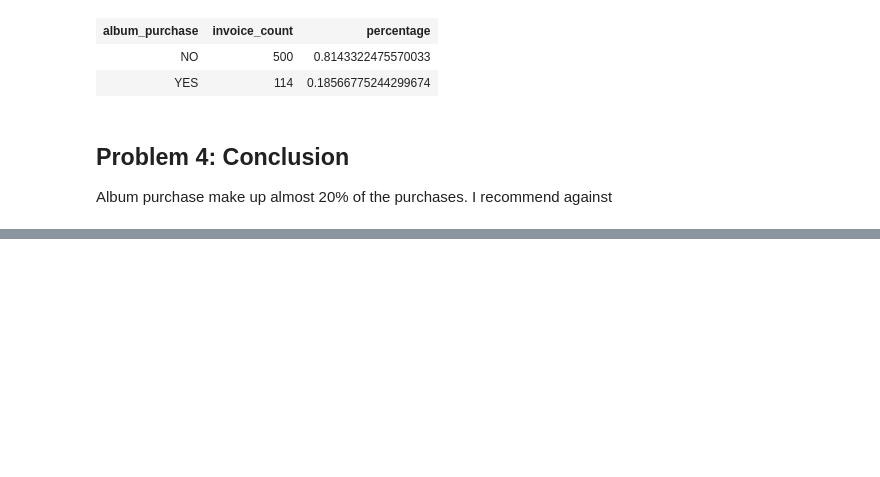
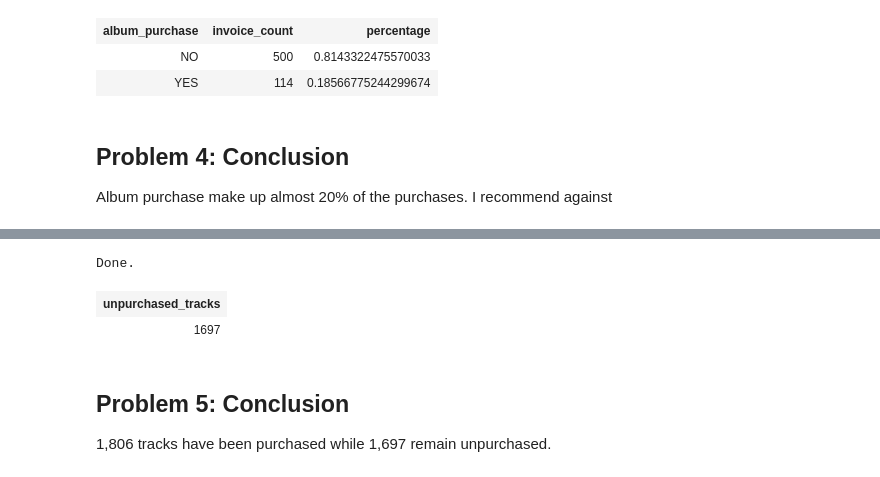
Before and after one commit to dillon725/personal-projects, a Jupyter notebook: SQL Music Store Project.ipynb, the cells around one changed output, grey strips where cells are left out. Drawn from its saved outputs; the diff is of its cells as text; code cells hidden in the pictures; blank space fills up the shorter version.

```diff
--- a/SQL Music Store Project.ipynb
+++ b/SQL Music Store Project.ipynb
@@ -377,0 +453,16 @@ Album purchase make up almost 20% of the purchases. I recommend against
+# %%
+%%sql
+SELECT
+    (SELECT COUNT (DISTINCT track_id) FROM track)
+    -
+    (SELECT COUNT (DISTINCT track_id) FROM invoice_line)
+AS unpurchased_tracks
+;
+# %% [output]
+Done.
+| unpurchased_tracks |
+| 1697 |
+# %% [markdown]
+## Problem 5: Conclusion
+
+1,806 tracks have been purchased while 1,697 remain unpurchased.
```
Also changed, not shown: parts of 4 cells of this notebook.
